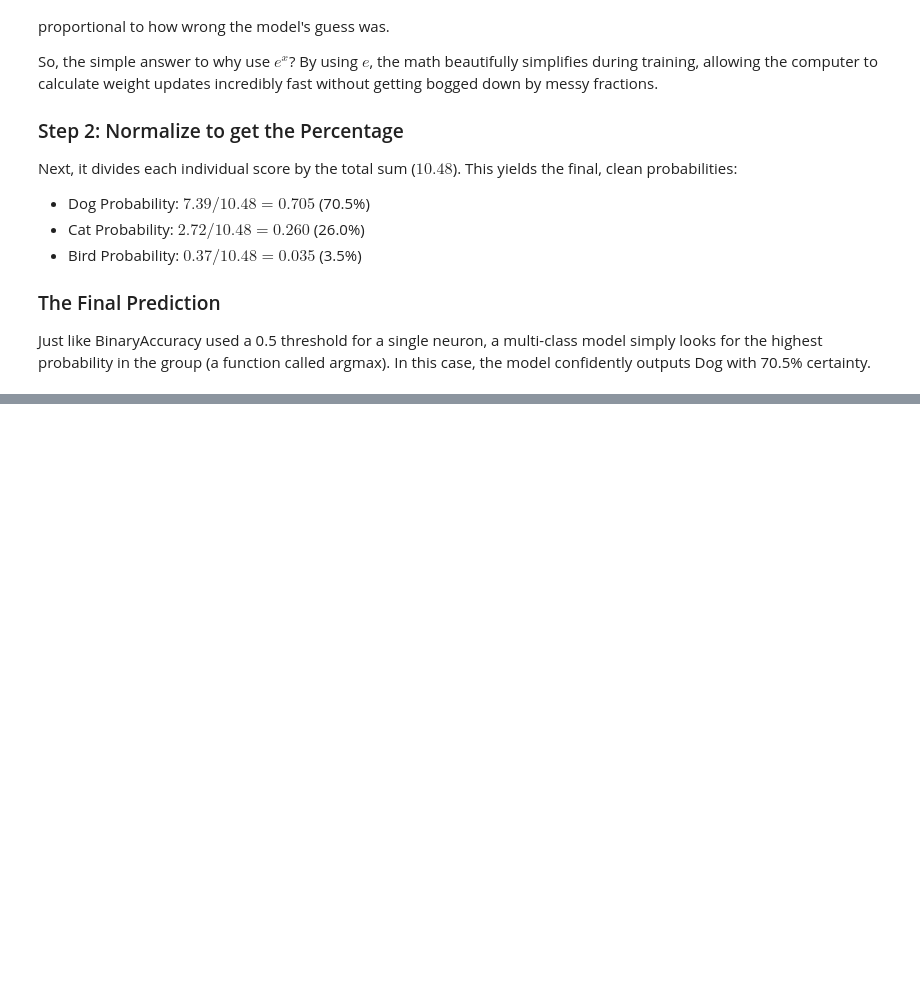
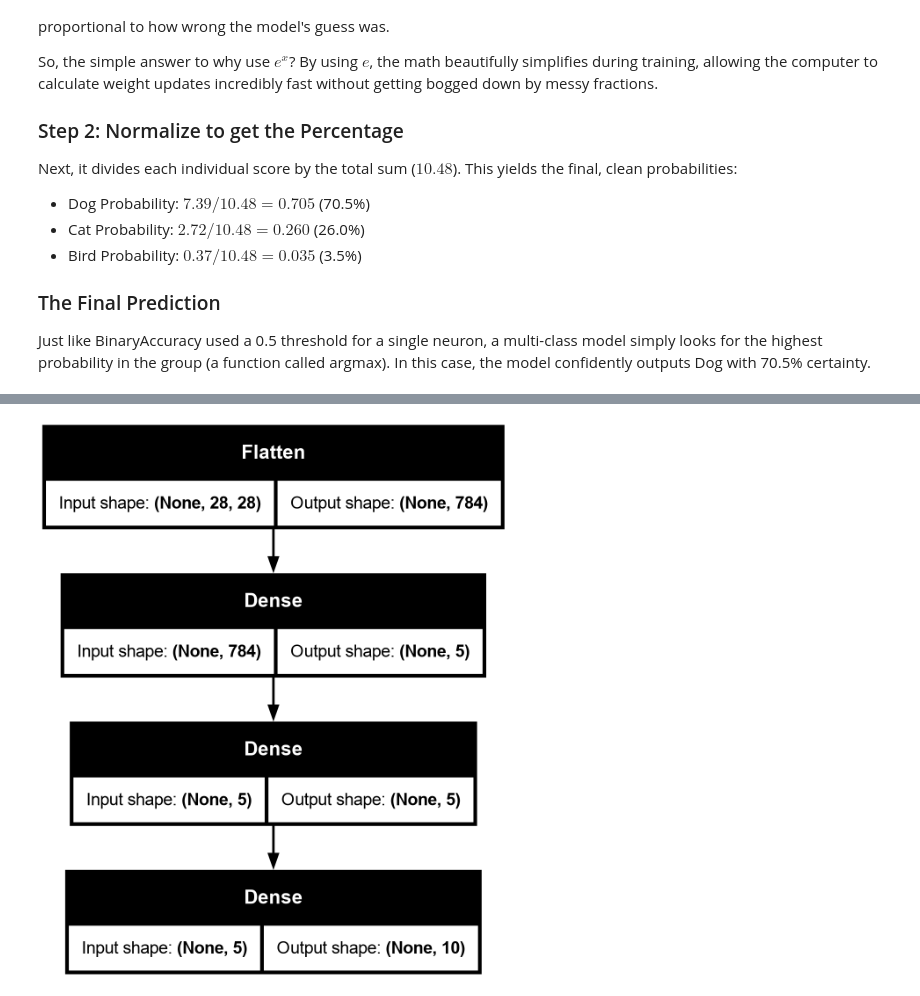
Before and after one commit to RishatTalukder/Deep_Learning_With_Tensorflow, a Jupyter notebook: 3_CLASSIFICATION/2_Multi_Class_Classification.ipynb, the cells around one changed output, grey strips where cells are left out. Drawn from its saved outputs; the diff is of its cells as text; code cells hidden in the pictures; blank space fills up the shorter version.

```diff
--- a/3_CLASSIFICATION/2_Multi_Class_Classification.ipynb
+++ b/3_CLASSIFICATION/2_Multi_Class_Classification.ipynb
@@ -294,0 +748,6 @@ Just like BinaryAccuracy used a 0.5 threshold for a single neuron, a multi-class
+# %%
+from keras.utils import plot_model
+
+plot_model(model_2, show_shapes=True)
+# %% [output]
+[figure, added]
```
Also changed, not shown: parts of 49 cells of this notebook, 2 other files.
